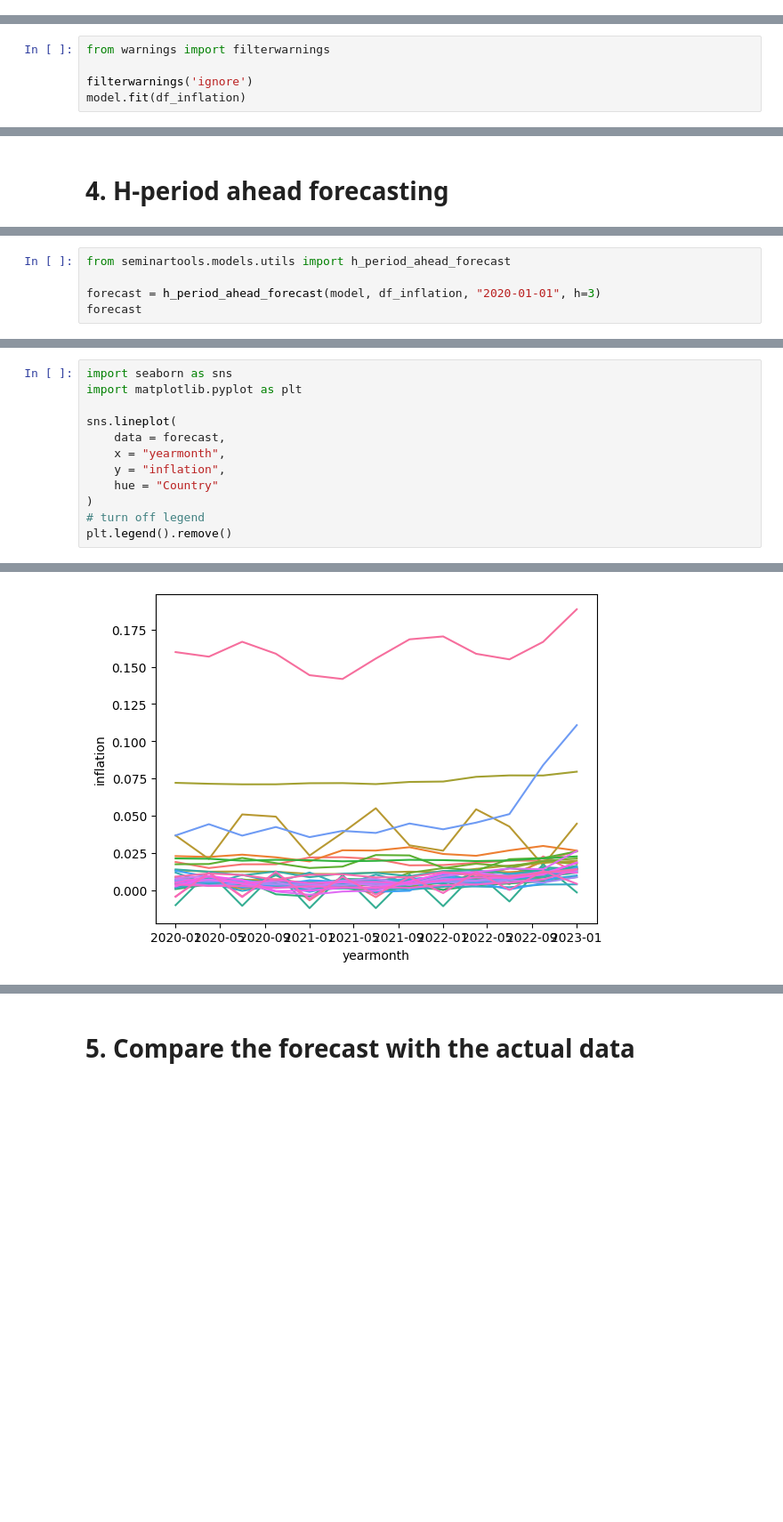
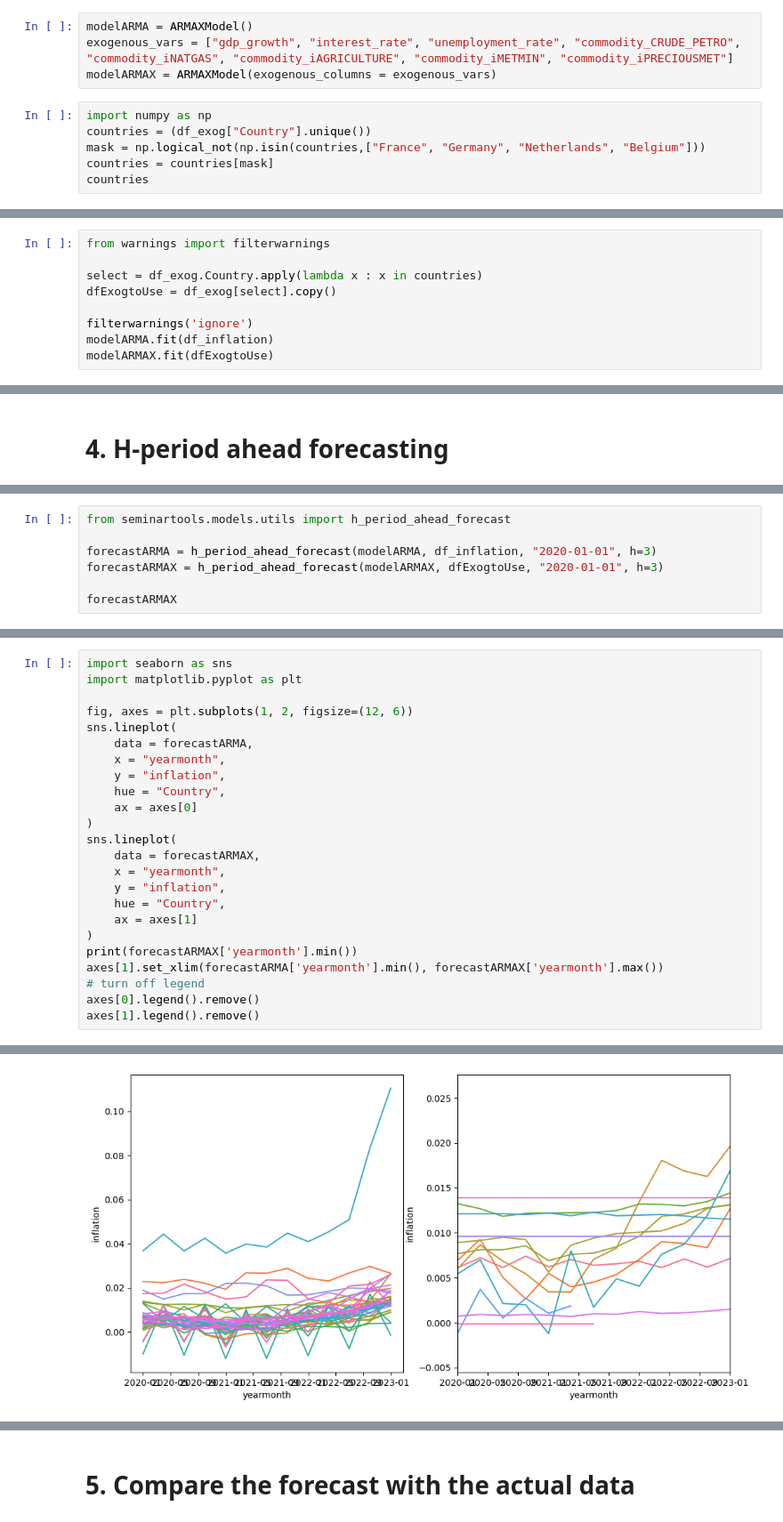
Before and after one commit to mvanaltvorst/seminar, a Jupyter notebook: notebooks/models/armax_model.ipynb, the cells around one changed output, grey strips where cells are left out. Shown at 89% size. Drawn from its saved outputs; the diff is of its cells as text; blank space fills up the shorter version.

Commit message:
exogenous variables
start made with adding the exogenous variables to the ARMAX model.
Results still seem weird/incorrect

```diff
--- a/notebooks/models/armax_model.ipynb
+++ b/notebooks/models/armax_model.ipynb
@@ -33,0 +36,10 @@ model
+# %%
+modelARMA = ARMAXModel()
+exogenous_vars = ["gdp_growth", "interest_rate", "unemployment_rate", "commodity_CRUDE_PETRO", "commodity_iNATGAS", "commodity_iAGRICULTURE", "commodity_iMETMIN", "commodity_iPRECIOUSMET"]
+modelARMAX = ARMAXModel(exogenous_columns = exogenous_vars)
+# %%
+import numpy as np
+countries = (df_exog["Country"].unique())
+mask = np.logical_not(np.isin(countries,["France", "Germany", "Netherlands", "Belgium"]))
+countries = countries[mask]
+countries
@@ -50,6 +68,10 @@ df_inflation
 # %%
 from warnings import filterwarnings
 
+select = df_exog.Country.apply(lambda x : x in countries)
+dfExogtoUse = df_exog[select].copy()
+
 filterwarnings('ignore')
-model.fit(df_inflation)
+modelARMA.fit(df_inflation)
+modelARMAX.fit(dfExogtoUse)
 # %%
@@ -203,7 +298,9 @@ df_inflation
 # %%
 from seminartools.models.utils import h_period_ahead_forecast
 
-forecast = h_period_ahead_forecast(model, df_inflation, "2020-01-01", h=3)
-forecast
+forecastARMA = h_period_ahead_forecast(modelARMA, df_inflation, "2020-01-01", h=3)
+forecastARMAX = h_period_ahead_forecast(modelARMAX, dfExogtoUse, "2020-01-01", h=3)
+
+forecastARMAX
 # %% [output]
 |  | yearmonth | Country | inflation |
@@ -224,12 +321,24 @@ forecast
 import seaborn as sns
 import matplotlib.pyplot as plt
 
+fig, axes = plt.subplots(1, 2, figsize=(12, 6))
 sns.lineplot(
-    data = forecast,
+    data = forecastARMA,
     x = "yearmonth",
     y = "inflation",
-    hue = "Country"
+    hue = "Country",
+    ax = axes[0]
 )
+sns.lineplot(
+    data = forecastARMAX,
+    x = "yearmonth",
+    y = "inflation",
+    hue = "Country",
+    ax = axes[1]
+)
+print(forecastARMAX['yearmonth'].min())
+axes[1].set_xlim(forecastARMA['yearmonth'].min(), forecastARMAX['yearmonth'].max())
 # turn off legend
-plt.legend().remove()
+axes[0].legend().remove()
+axes[1].legend().remove()
 # %% [output]
@@ -236,2 +346,2 @@ plt.legend().remove()
-[figure, old version]
+[figure, new version]
 # %%
```
Also changed, not shown: parts of 27 cells of this notebook.
